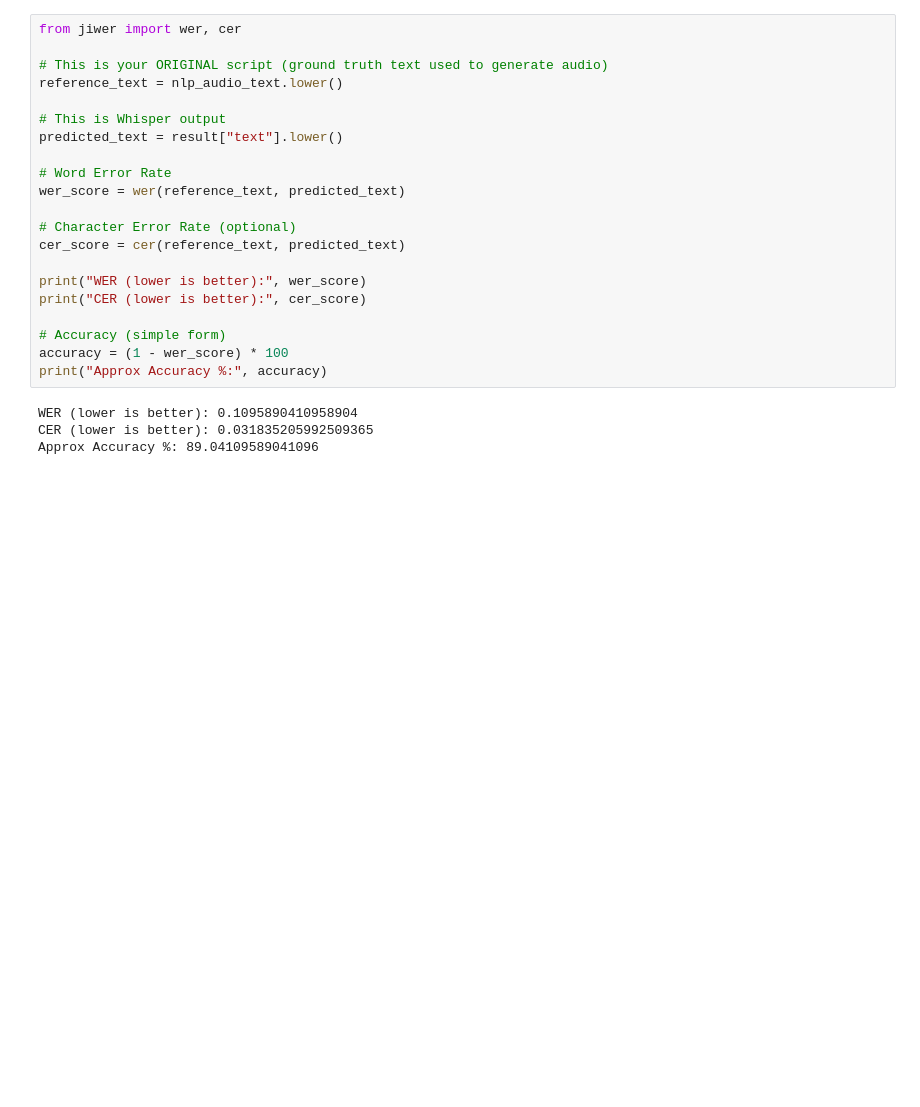
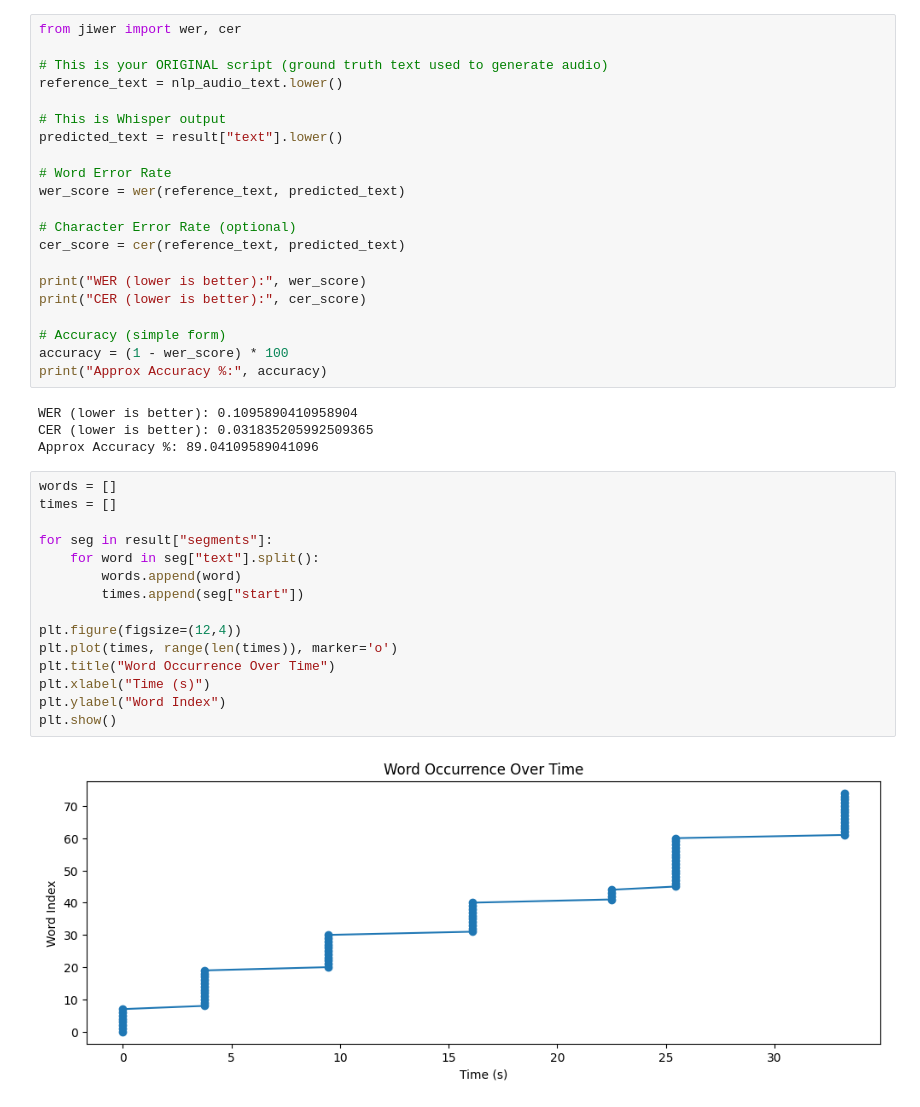
Before and after one commit to FatimaZulfiqarAli-123/speech_to_text, a Jupyter notebook: speech_reasoning_pipeline.ipynb, the cells around one changed output. Saved outputs shown, nothing was run; the diff lists cells and outputs as text; blank space fills up the shorter version.

```diff
--- a/speech_reasoning_pipeline.ipynb
+++ b/speech_reasoning_pipeline.ipynb
@@ -138,3 +138,20 @@ print("Approx Accuracy %:", accuracy)
 WER (lower is better): 0.1095890410958904
 CER (lower is better): 0.031835205992509365
 Approx Accuracy %: 89.04109589041096
+# %%
+words = []
+times = []
+
+for seg in result["segments"]:
+    for word in seg["text"].split():
+        words.append(word)
+        times.append(seg["start"])
+
+plt.figure(figsize=(12,4))
+plt.plot(times, range(len(times)), marker='o')
+plt.title("Word Occurrence Over Time")
+plt.xlabel("Time (s)")
+plt.ylabel("Word Index")
+plt.show()
+# %% [output]
+[figure, added]
```
Also changed, not shown: parts of 2 cells of this notebook.
